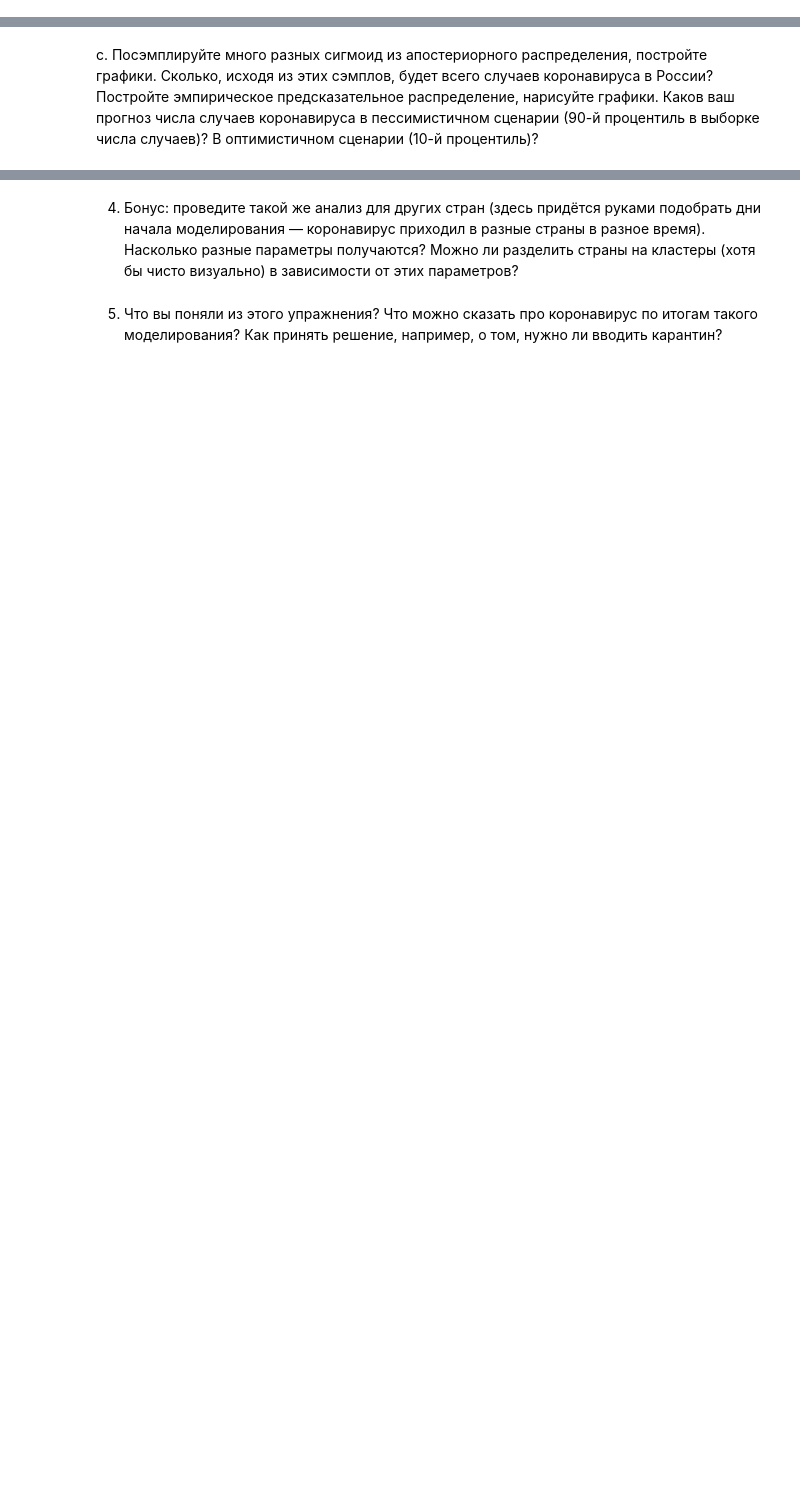
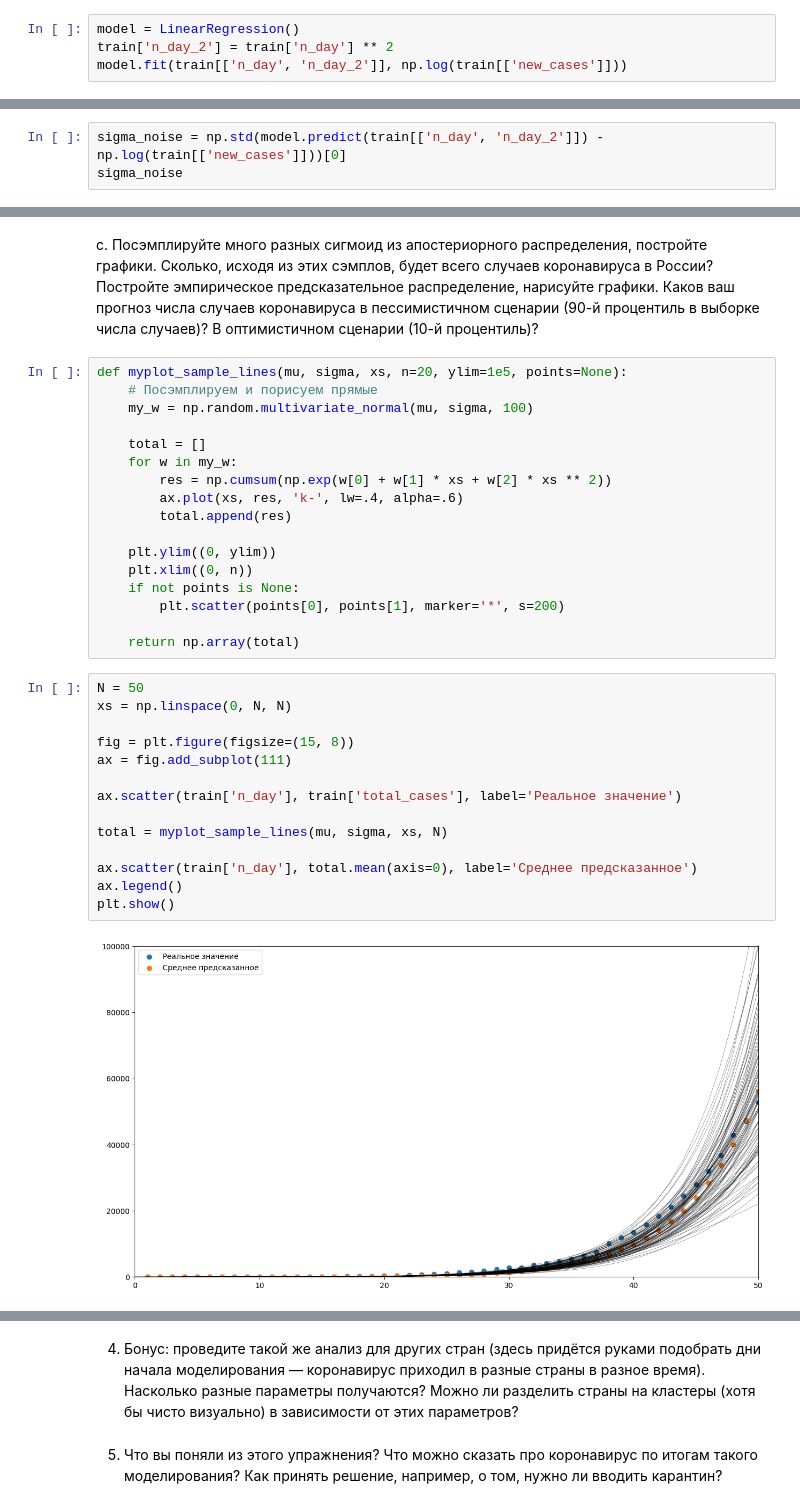
Before and after one commit to Alexcei/Advanced_ML, a Jupyter notebook: HW_01_Advanced_ML_2023.ipynb, the cells around one changed output, grey strips where cells are left out. Drawn from its saved outputs; the diff is of its cells as text; blank space fills up the shorter version.

```diff
--- a/HW_01_Advanced_ML_2023.ipynb
+++ b/HW_01_Advanced_ML_2023.ipynb
@@ -188,3 +188,7 @@ for i, date in enumerate(dates):
 a.	Предложите способ обучать параметры такой сигмоидальной функции при помощи линейной регрессии.
 # %% [markdown]
 b.	Обучите эти параметры на датасете случаев коронавируса в России. Найдите апостериорное распределение параметров этой модели для достаточно широкого априорного распределения. Требующееся для этого значение дисперсии шума в данных оцените, исходя из вашей же максимальной апостериорной модели.
+# %%
+model = LinearRegression()
+train['n_day_2'] = train['n_day'] ** 2
+model.fit(train[['n_day', 'n_day_2']], np.log(train[['new_cases']]))
@@ -190,0 +197,3 @@ b.	Обучите эти параметры на датасете случаев
+# %%
+sigma_noise = np.std(model.predict(train[['n_day', 'n_day_2']]) - np.log(train[['new_cases']]))[0]
+sigma_noise
@@ -191,2 +223,35 @@ b.	Обучите эти параметры на датасете случаев
 # %% [markdown]
 c.	Посэмплируйте много разных сигмоид из апостериорного распределения, постройте графики. Сколько, исходя из этих сэмплов, будет всего случаев коронавируса в России? Постройте эмпирическое предсказательное распределение, нарисуйте графики. Каков ваш прогноз числа случаев коронавируса в пессимистичном сценарии (90-й процентиль в выборке числа случаев)? В оптимистичном сценарии (10-й процентиль)?
+# %%
+def myplot_sample_lines(mu, sigma, xs, n=20, ylim=1e5, points=None):
+    # Посэмплируем и порисуем прямые
+    my_w = np.random.multivariate_normal(mu, sigma, 100)
+
+    total = []
+    for w in my_w:
+        res = np.cumsum(np.exp(w[0] + w[1] * xs + w[2] * xs ** 2))
+        ax.plot(xs, res, 'k-', lw=.4, alpha=.6)
+        total.append(res)
+
+    plt.ylim((0, ylim))
+    plt.xlim((0, n))
+    if not points is None:
+        plt.scatter(points[0], points[1], marker='*', s=200)
+
+    return np.array(total)
+# %%
+N = 50
+xs = np.linspace(0, N, N)
+
+fig = plt.figure(figsize=(15, 8))
+ax = fig.add_subplot(111)
+
+ax.scatter(train['n_day'], train['total_cases'], label='Реальное значение')
+
+total = myplot_sample_lines(mu, sigma, xs, N)
+
+ax.scatter(train['n_day'], total.mean(axis=0), label='Среднее предсказанное')
+ax.legend()
+plt.show()
+# %% [output]
+[figure, added]
```
Also changed, not shown: parts of 7 cells of this notebook.
